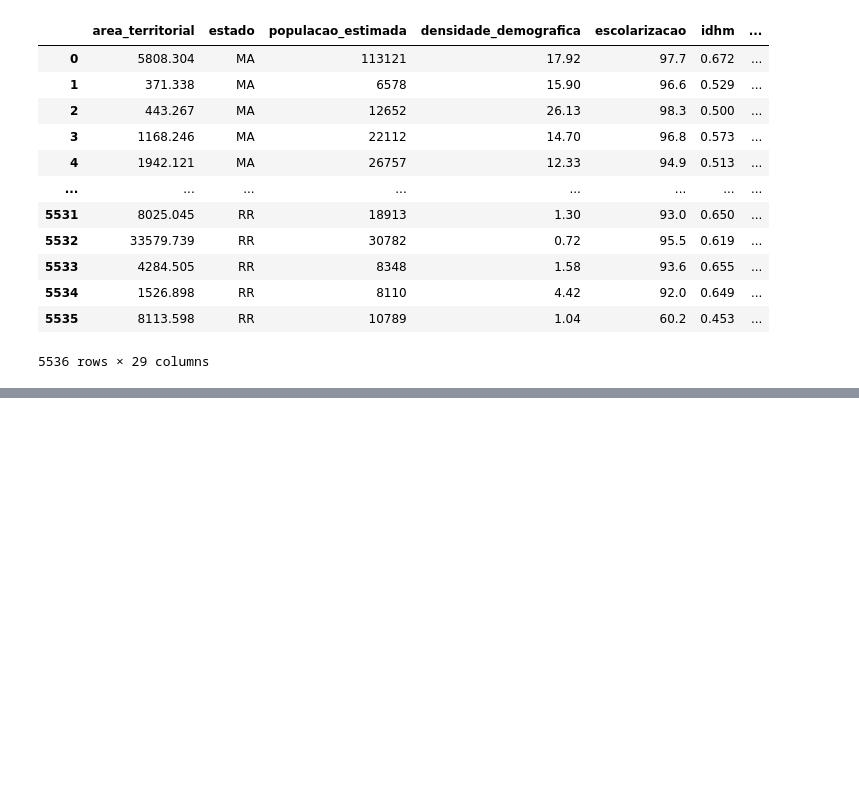
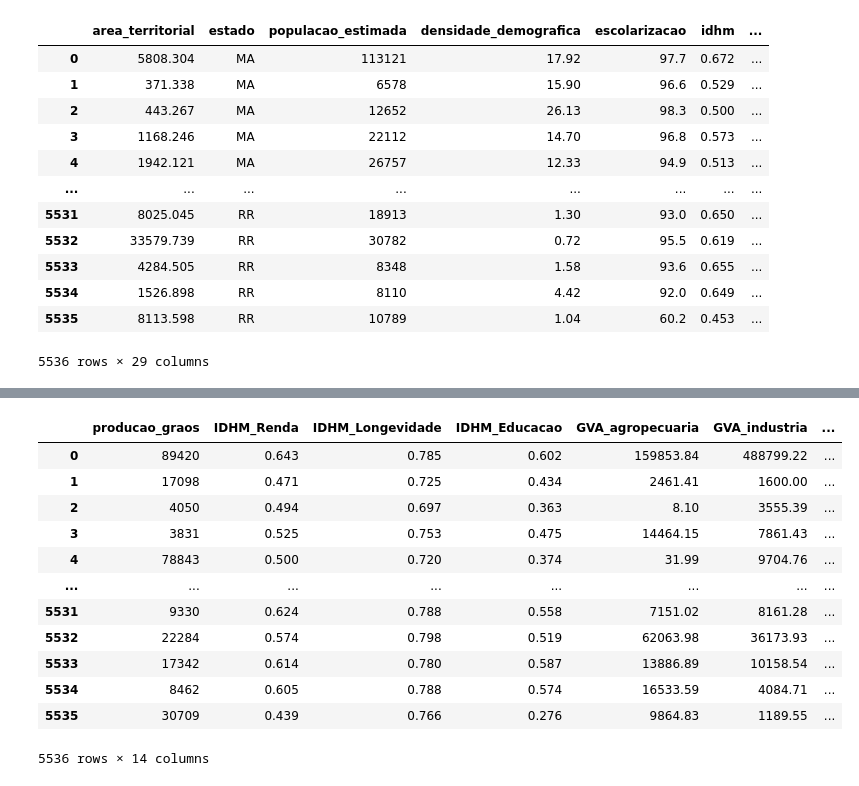
Before and after one commit to Gabrielkoeric/gci_2023, a Jupyter notebook: prova.ipynb, the cells around one changed output, grey strips where cells are left out. Cells and saved outputs as stored; diff of their text form; code cells hidden in the pictures; blank space fills up the shorter version.

```diff
--- a/prova.ipynb
+++ b/prova.ipynb
@@ -74,0 +77,18 @@ sc
+# %%
+colunas2 = base[['producao_graos', 'IDHM_Renda', 'IDHM_Longevidade', 'IDHM_Educacao', 'GVA_agropecuaria', 'GVA_industria', 'GVA_Servicos',
+'GVA_publico', 'GDP', 'GDP_populacao', 'GDP_per_capita', 'estabelecimentos', 'carros', 'motos' ]]
+colunas2
+# %% [output]
+|  | producao_graos | IDHM_Renda | IDHM_Longevidade | IDHM_Educacao | GVA_agropecuaria | GVA_industria | ... |
+| 0 | 89420 | 0.643 | 0.785 | 0.602 | 159853.84 | 488799.22 | ... |
+| 1 | 17098 | 0.471 | 0.725 | 0.434 | 2461.41 | 1600.00 | ... |
+| 2 | 4050 | 0.494 | 0.697 | 0.363 | 8.10 | 3555.39 | ... |
+| 3 | 3831 | 0.525 | 0.753 | 0.475 | 14464.15 | 7861.43 | ... |
+| 4 | 78843 | 0.500 | 0.720 | 0.374 | 31.99 | 9704.76 | ... |
+| ... | ... | ... | ... | ... | ... | ... | ... |
+| 5531 | 9330 | 0.624 | 0.788 | 0.558 | 7151.02 | 8161.28 | ... |
+| 5532 | 22284 | 0.574 | 0.798 | 0.519 | 62063.98 | 36173.93 | ... |
+| 5533 | 17342 | 0.614 | 0.780 | 0.587 | 13886.89 | 10158.54 | ... |
+| 5534 | 8462 | 0.605 | 0.788 | 0.574 | 16533.59 | 4084.71 | ... |
+| 5535 | 30709 | 0.439 | 0.766 | 0.276 | 9864.83 | 1189.55 | ... |
+5536 rows × 14 columns
```
Also changed, not shown: parts of 5 cells of this notebook.
